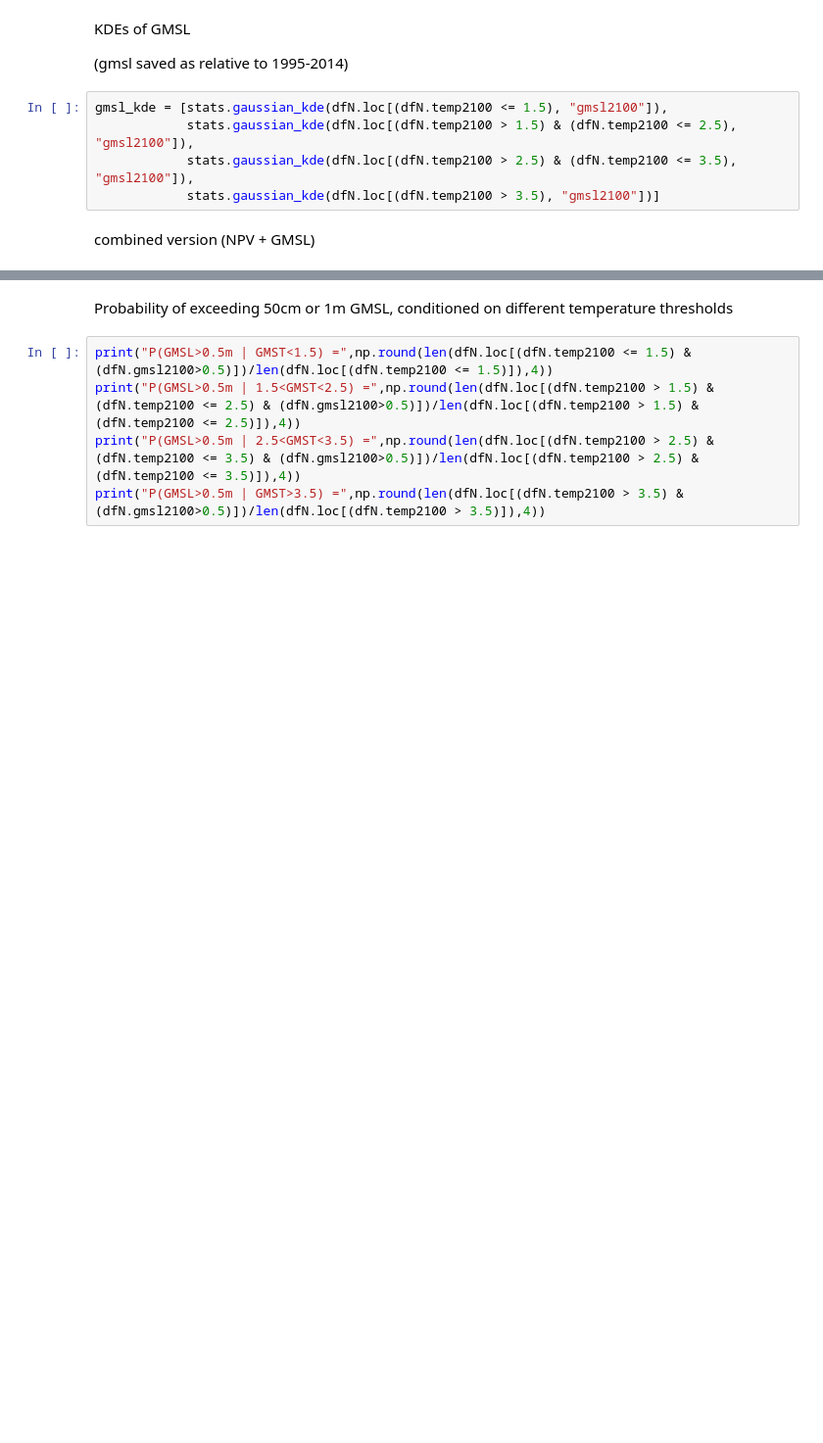
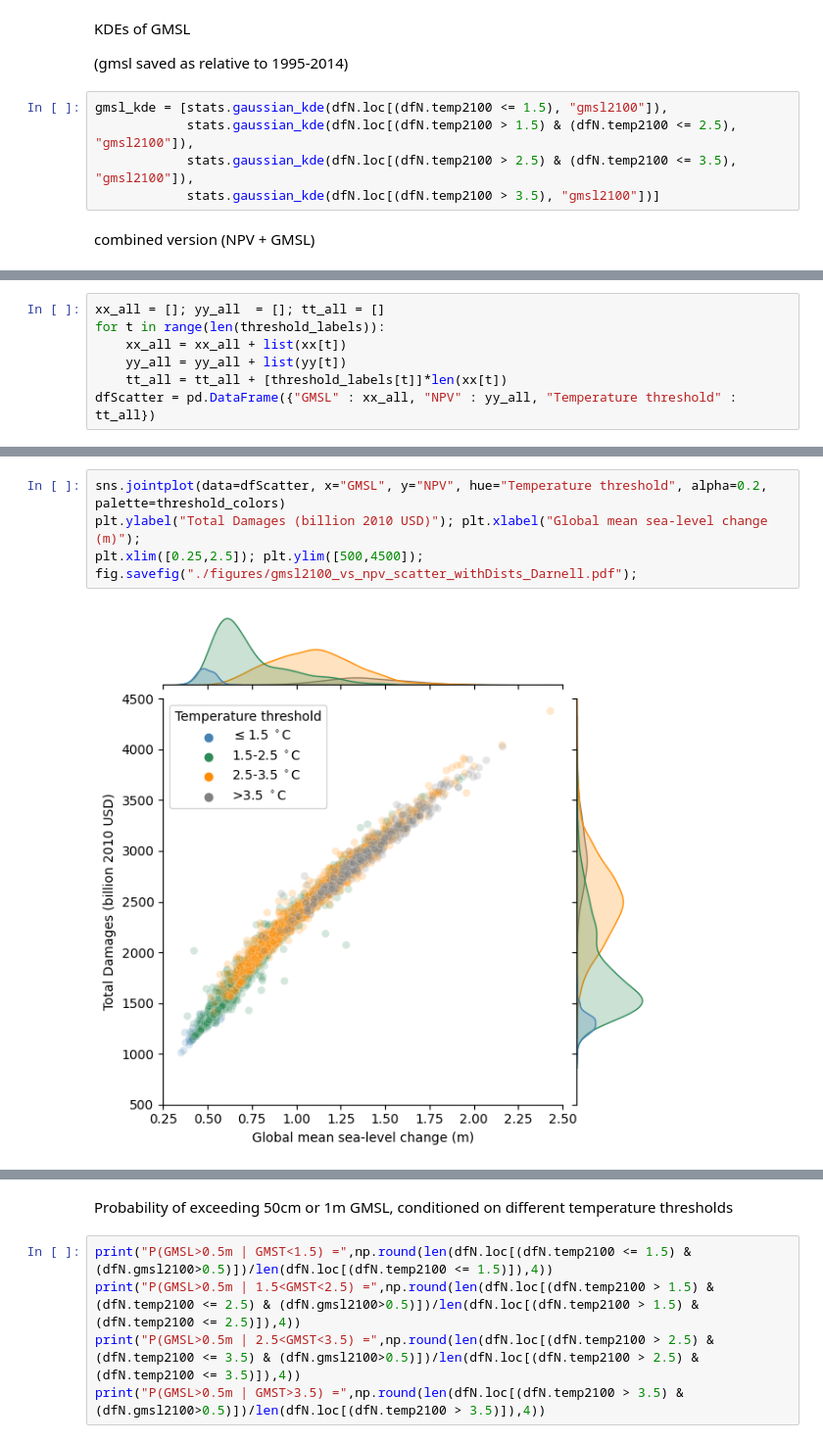
Before and after one commit to raddleverse/tempthresholds, a Jupyter notebook: analysis_darnell.ipynb, the cells around one changed output, grey strips where cells are left out. Shown at 98% size. Cells and saved outputs as stored; diff of their text form; blank space fills up the shorter version.

```diff
--- a/analysis_darnell.ipynb
+++ b/analysis_darnell.ipynb
@@ -173,0 +198,7 @@ fig.savefig("./figures/npv+gmsl2100_kde_Darnell.pdf", bbox_inches='tight');
+# %%
+xx_all = []; yy_all  = []; tt_all = []
+for t in range(len(threshold_labels)):
+    xx_all = xx_all + list(xx[t])
+    yy_all = yy_all + list(yy[t])
+    tt_all = tt_all + [threshold_labels[t]]*len(xx[t])
+dfScatter = pd.DataFrame({"GMSL" : xx_all, "NPV" : yy_all, "Temperature threshold" : tt_all})
@@ -173,0 +210,7 @@ fig.savefig("./figures/npv+gmsl2100_kde_Darnell.pdf", bbox_inches='tight');
+# %%
+sns.jointplot(data=dfScatter, x="GMSL", y="NPV", hue="Temperature threshold", alpha=0.2, palette=threshold_colors)
+plt.ylabel("Total Damages (billion 2010 USD)"); plt.xlabel("Global mean sea-level change (m)");
+plt.xlim([0.25,2.5]); plt.ylim([500,4500]);
+fig.savefig("./figures/gmsl2100_vs_npv_scatter_withDists_Darnell.pdf");
+# %% [output]
+[figure, added]
```
Also changed, not shown: parts of 10 cells of this notebook, 1 other file.
